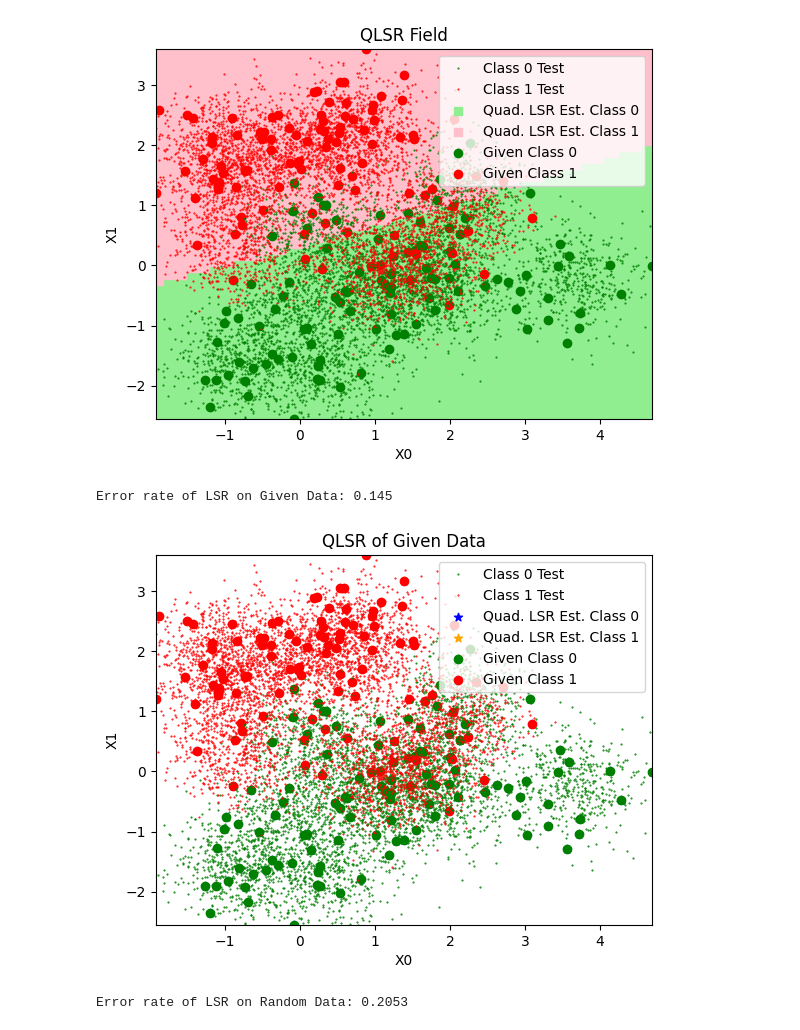
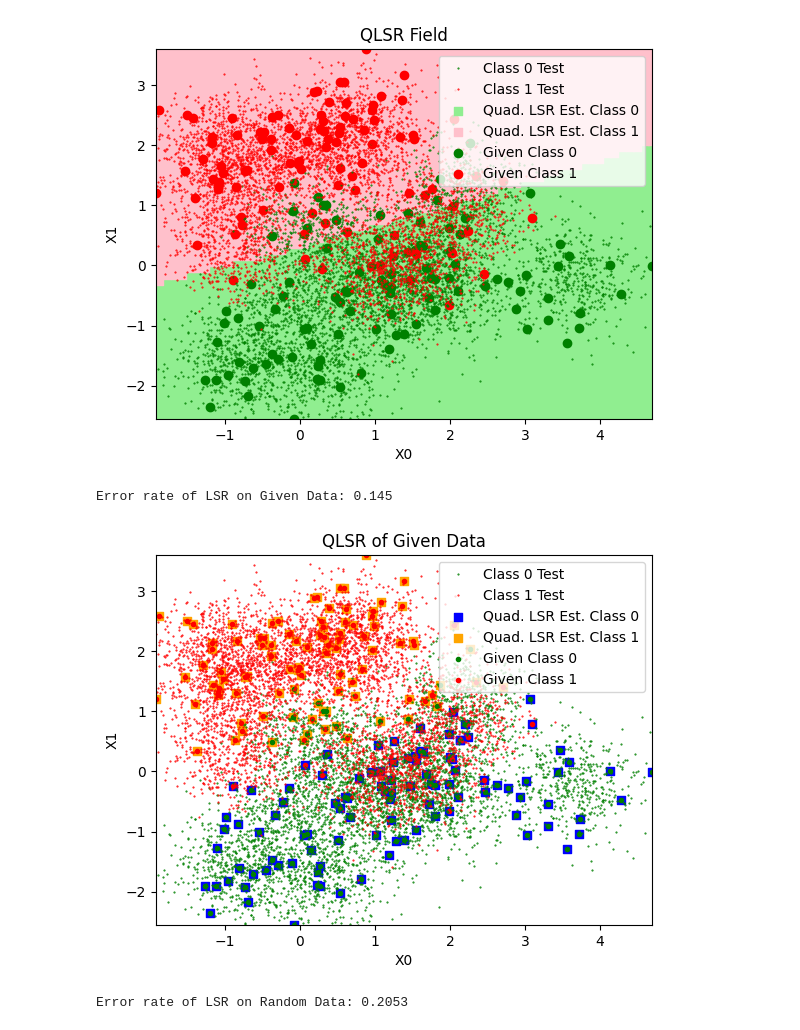
Before and after one commit to angelrodriguez0617/ECE-4850-Machine-Learning, a Jupyter notebook: project4/project4_austin.ipynb, the cells around one changed output. Drawn from its saved outputs; the diff is of its cells as text; code cells hidden in the pictures.

```diff
--- a/project4/project4_austin.ipynb
+++ b/project4/project4_austin.ipynb
@@ -196,25 +196,25 @@ fig.run_drawing()
 # %%
 y0_hat = quad_least_squares_est(data[0], data[1], qbeta0)
 y1_hat = quad_least_squares_est(data[0], data[1], qbeta1)
 data_hat = np.vstack((data[0], data[1], y0_hat, y1_hat))
 
 value_vector = np.array([])
 for i in range(data_hat[3].size):
     if data_hat[3][i] > 0.5:
         value_vector = np.append(value_vector, 1)
     else:
         value_vector = np.append(value_vector, 0)
 
 error_rate = np.sum(np.abs(value_vector - data[3])) / data[3].size
 print(f'Error rate of LSR on Given Data: {error_rate}')
 
-fig = useful_functions.DrawTwoDataset(data_hat, data, '*', '*', 'o', 'o',
+fig = useful_functions.DrawTwoDataset(data_hat, data, 's', 's', '.', '.',
                                     'blue', 'orange', 'green', 'red',
                                     'Quad. LSR Est. Class 0', 'Quad. LSR Est. Class 1', 'Given Class 0', 'Given Class 1', "QLSR of Given Data")
 fig.run_drawing()
 # %% [output]
 Error rate of LSR on Given Data: 0.145
-[figure, old version]
+[figure, new version]
 # %%
 random0_hat = quad_least_squares_est(random_data[0], random_data[1], qbeta0)
 random1_hat = quad_least_squares_est(random_data[0], random_data[1], qbeta1)
```
Also changed, not shown: parts of 3 cells of this notebook, 1 other file.
